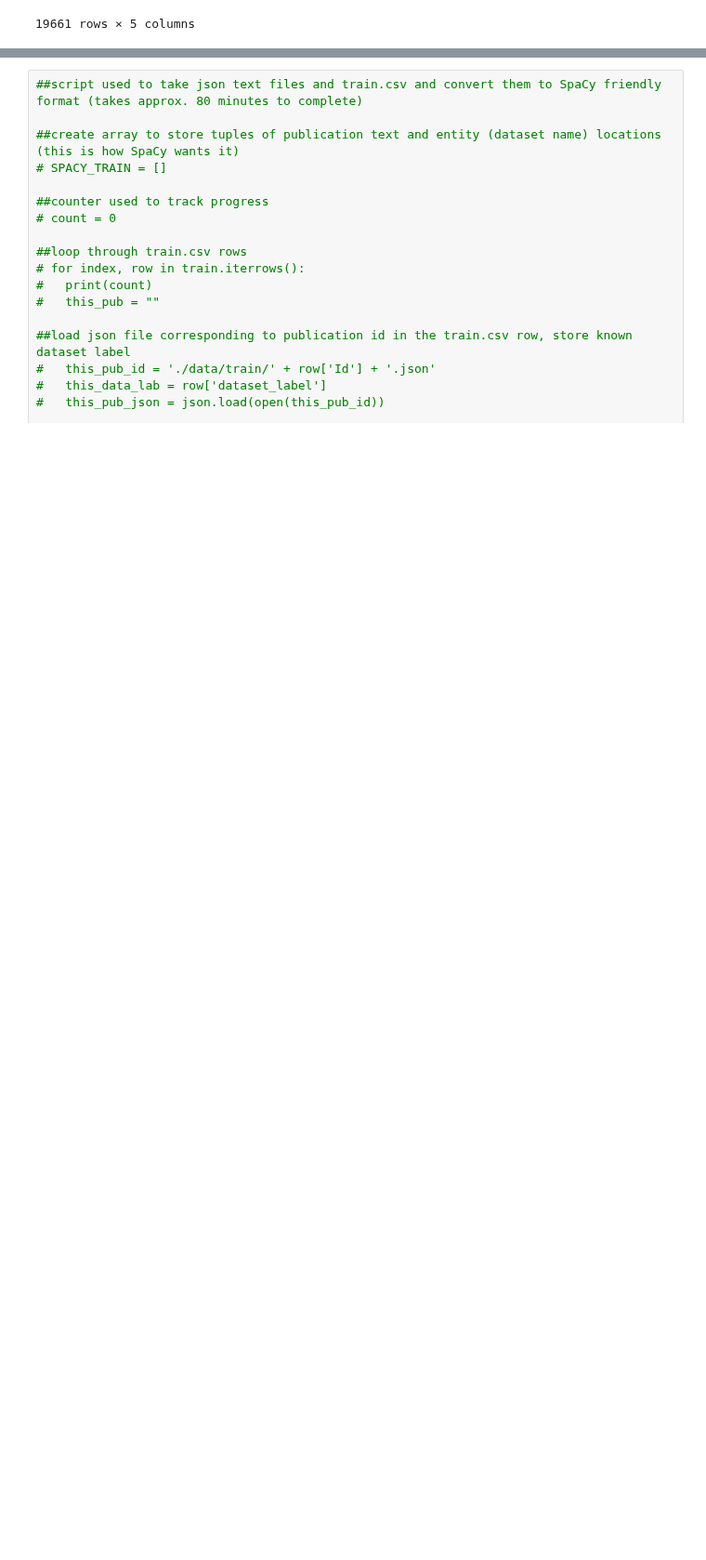
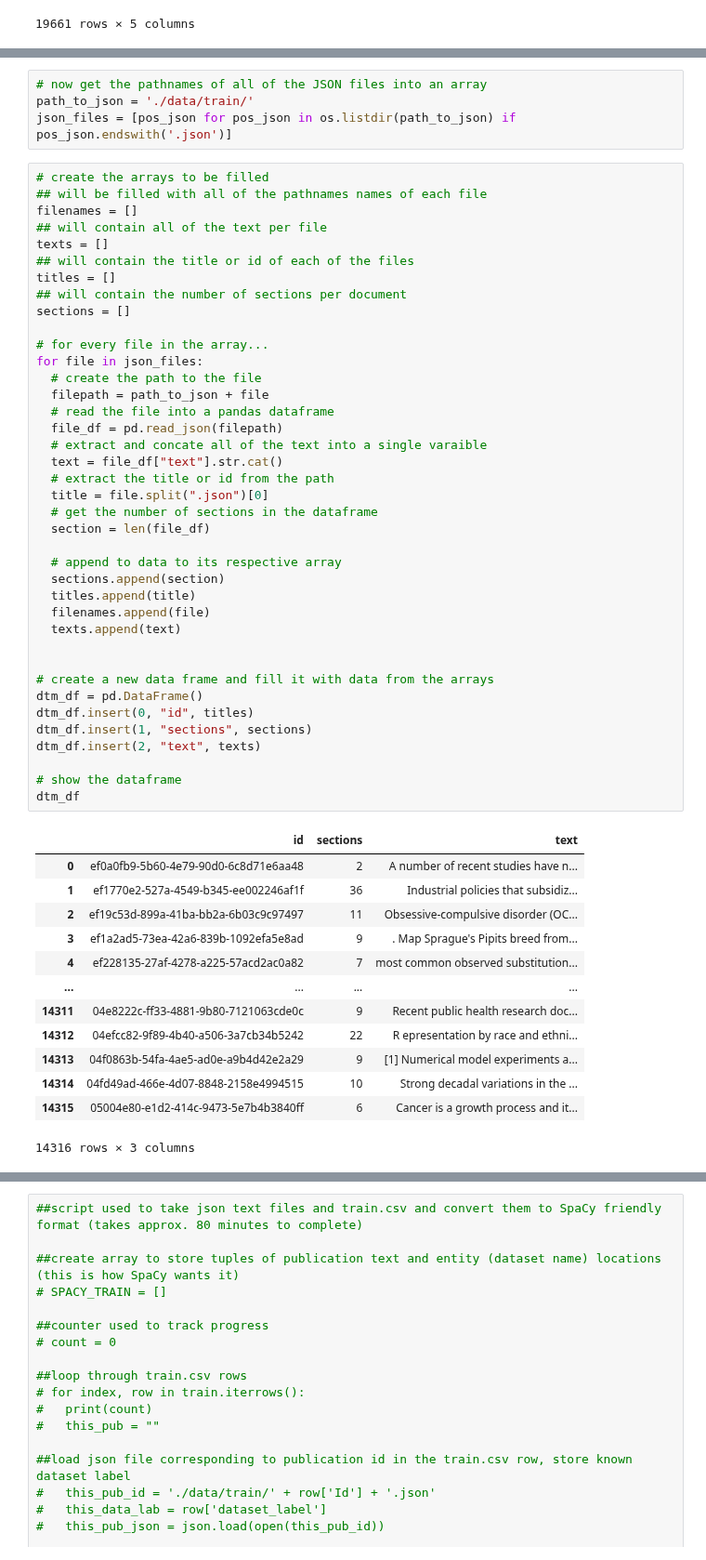
Before and after one commit to ajag408/ASKus, a Jupyter notebook: ASKus_spaCy.ipynb, the cells around one changed output, grey strips where cells are left out. Shown at 93% size. Drawn from its saved outputs; the diff is of its cells as text; blank space fills up the shorter version.

Commit message:
Added the data exploration code form local

```diff
--- a/ASKus_spaCy.ipynb
+++ b/ASKus_spaCy.ipynb
@@ -62,0 +70,57 @@ train
+# %%
+# now get the pathnames of all of the JSON files into an array
+path_to_json = './data/train/'
+json_files = [pos_json for pos_json in os.listdir(path_to_json) if pos_json.endswith('.json')]
+# %%
+# create the arrays to be filled
+## will be filled with all of the pathnames names of each file
+filenames = []
+## will contain all of the text per file
+texts = []
+## will contain the title or id of each of the files
+titles = []
+## will contain the number of sections per document
+sections = []
+
+# for every file in the array...
+for file in json_files:
+  # create the path to the file
+  filepath = path_to_json + file
+  # read the file into a pandas dataframe
+  file_df = pd.read_json(filepath)
+  # extract and concate all of the text into a single varaible
+  text = file_df["text"].str.cat()
+  # extract the title or id from the path
+  title = file.split(".json")[0]
+  # get the number of sections in the dataframe
+  section = len(file_df)
+
+  # append to data to its respective array
+  sections.append(section)
+  titles.append(title)
+  filenames.append(file)
+  texts.append(text)
+
+
+# create a new data frame and fill it with data from the arrays
+dtm_df = pd.DataFrame()
+dtm_df.insert(0, "id", titles)
+dtm_df.insert(1, "sections", sections)
+dtm_df.insert(2, "text", texts)
+
+# show the dataframe
+dtm_df
+# %% [output]
+|  | id | sections | text |
+| 0 | ef0a0fb9-5b60-4e79-90d0-6c8d71e6aa48 | 2 | A number of recent studies have n... |
+| 1 | ef1770e2-527a-4549-b345-ee002246af1f | 36 | Industrial policies that subsidiz... |
+| 2 | ef19c53d-899a-41ba-bb2a-6b03c9c97497 | 11 | Obsessive-compulsive disorder (OC... |
+| 3 | ef1a2ad5-73ea-42a6-839b-1092efa5e8ad | 9 | . Map Sprague's Pipits breed from... |
+| 4 | ef228135-27af-4278-a225-57acd2ac0a82 | 7 | most common observed substitution... |
+| ... | ... | ... | ... |
+| 14311 | 04e8222c-ff33-4881-9b80-7121063cde0c | 9 | Recent public health research doc... |
+| 14312 | 04efcc82-9f89-4b40-a506-3a7cb34b5242 | 22 | R epresentation by race and ethni... |
+| 14313 | 04f0863b-54fa-4ae5-ad0e-a9b4d42e2a29 | 9 | [1] Numerical model experiments a... |
+| 14314 | 04fd49ad-466e-4d07-8848-2158e4994515 | 10 | Strong decadal variations in the ... |
+| 14315 | 05004e80-e1d2-414c-9473-5e7b4b3840ff | 6 | Cancer is a growth process and it... |
+14316 rows × 3 columns
```
Also changed, not shown: parts of 25 cells of this notebook.
